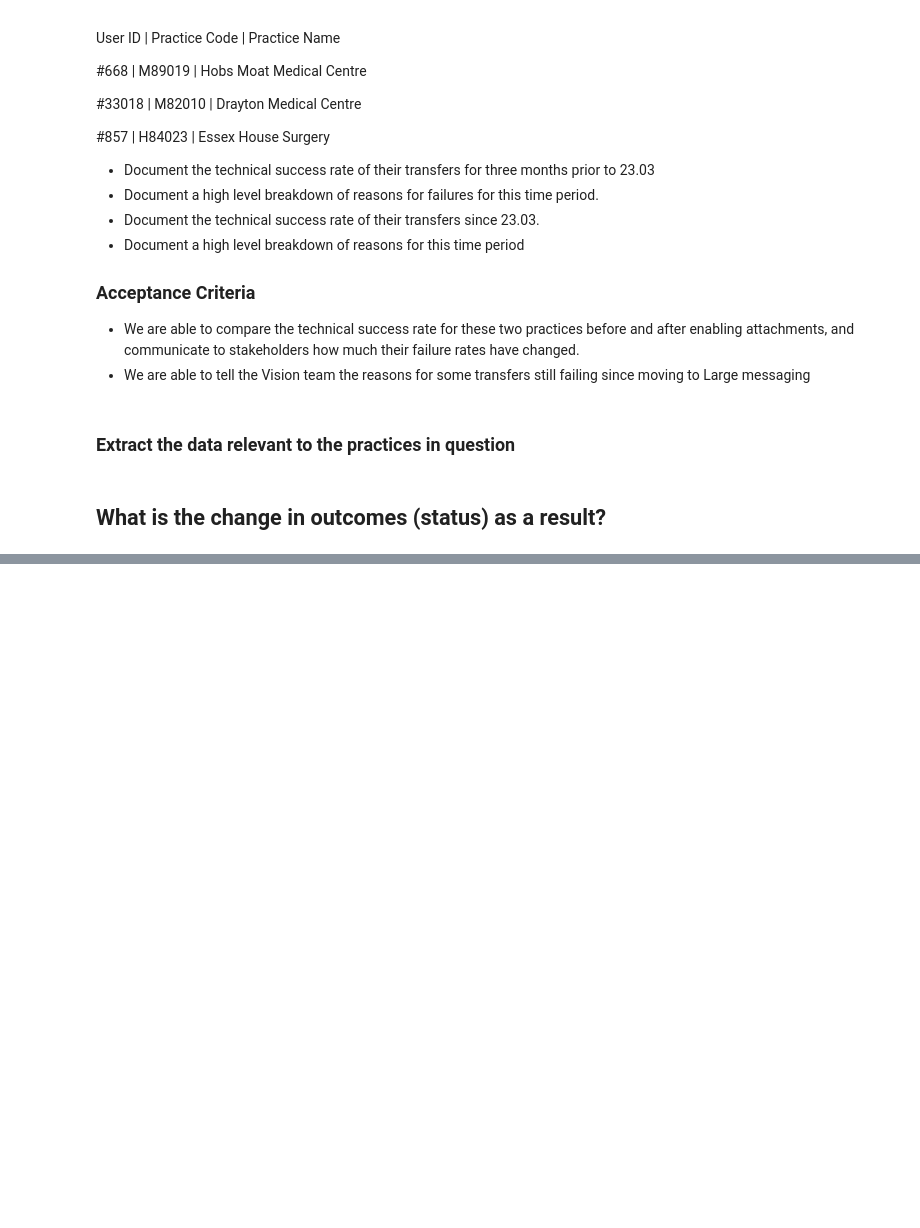
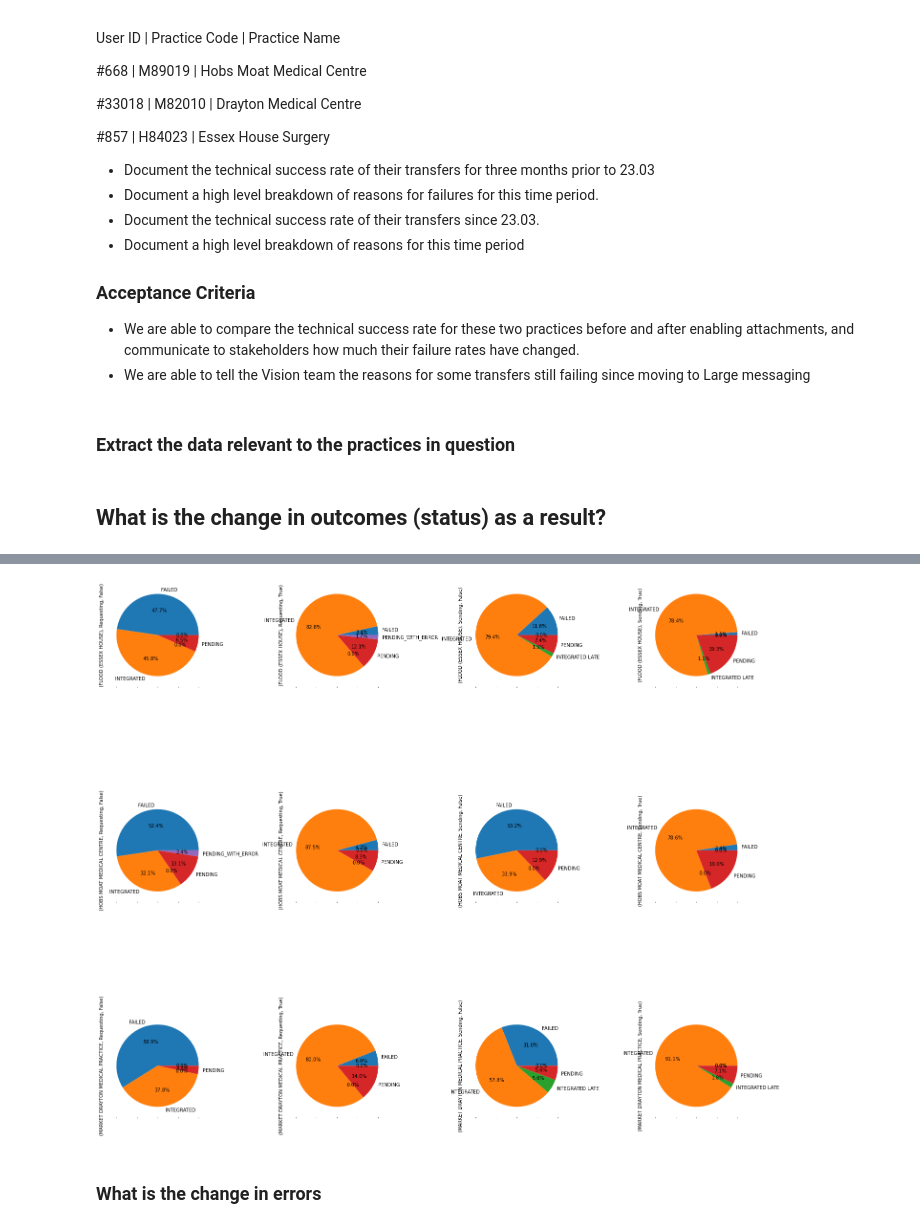
Before and after one commit to nhsconnect/prm-gp2gp-data-sandbox, a Jupyter notebook: notebooks/28-PRMT-1475--impact-LM-vision-practices.ipynb, the cells around one changed output, grey strips where cells are left out. Saved outputs shown, nothing was run; the diff lists cells and outputs as text; code cells hidden in the pictures; blank space fills up the shorter version.

```diff
--- a/notebooks/28-PRMT-1475--impact-LM-vision-practices.ipynb
+++ b/notebooks/28-PRMT-1475--impact-LM-vision-practices.ipynb
@@ -164,0 +152,8 @@ outcomes_table_percentage_chance
+# %%
+granular_table=outcomes_pc_table(relevant_transfers,["practice",'transfer type','Large Messaging Available'])
+granular_table.T.plot.pie(subplots=True,layout=(3, 4),figsize=(20,20),legend=False,autopct='%1.1f%%')
+plt.tight_layout()
+# %% [output]
+[figure, added]
+# %% [markdown]
+### What is the change in errors
```
Also changed, not shown: parts of 19 cells of this notebook.
